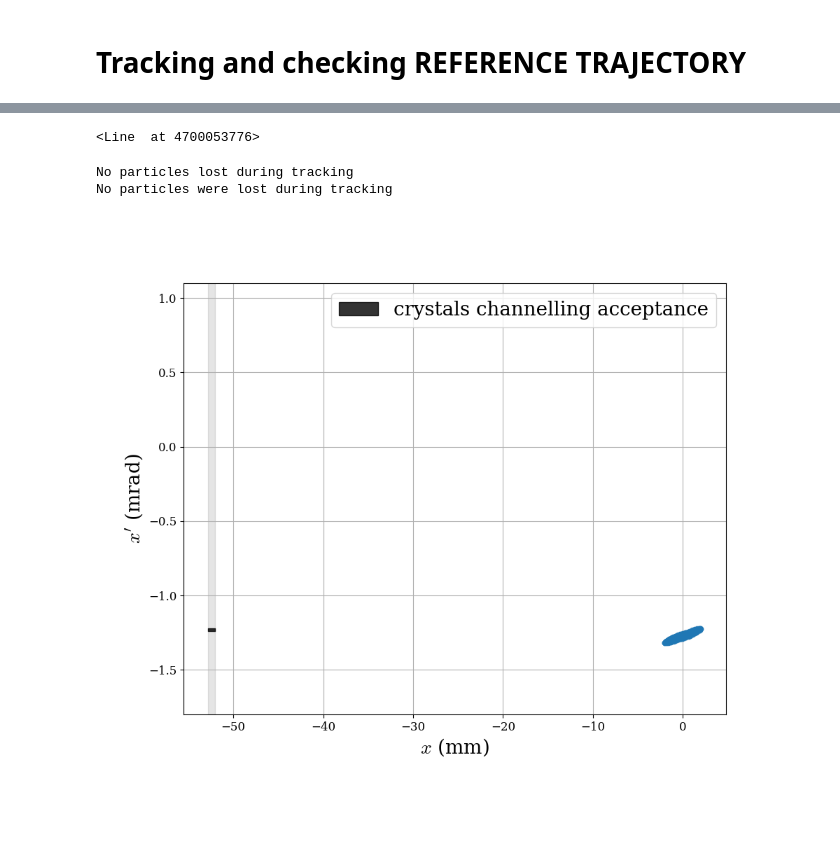
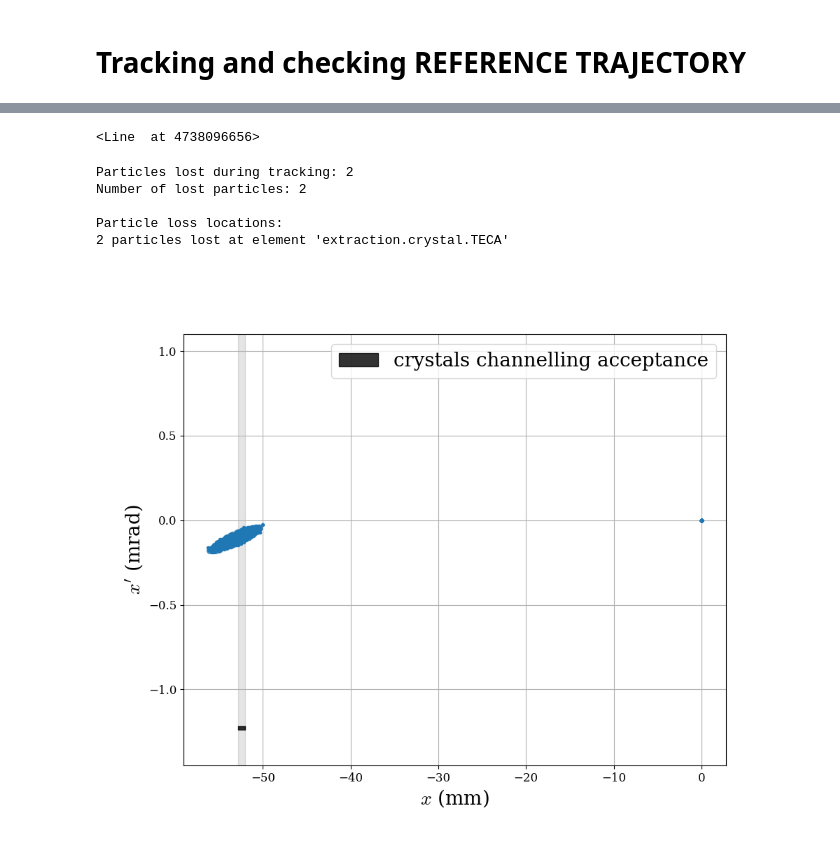
Before and after one commit to giacomells/Technical-Student-2024-2025, a Jupyter notebook: OrthogonalKnobsLSS4/Orthogonal_px_knob.ipynb, the cells around one changed output, grey strips where cells are left out. Drawn from its saved outputs; the diff is of its cells as text; code cells hidden in the pictures; blank space fills up the shorter version.

```diff
--- a/OrthogonalKnobsLSS4/Orthogonal_px_knob.ipynb
+++ b/OrthogonalKnobsLSS4/Orthogonal_px_knob.ipynb
@@ -177,7 +157,7 @@ kmpsh42198 -0.000850449496266134
 # %%
-line.env["px_teca_knob"] =  1.23 # µrad
+line.env["x_teca_knob"] =  52 # mm
 # %%
 for bumper in bumpersLSS4:
-    line.vv[bumper] = bumper + "_init" + "*  px_teca_knob"
+    line.vv[bumper] = bumper + "_init" + "*  x_teca_knob"
     print(bumper, line.vv[bumper])
 # %% [output]
@@ -268,7 +248,7 @@ line.discard_tracker()
 #line.insert_element("extraction.crystal.TECS", TECS, at_s=line.get_table()['s', 'tecs.21602'] )
 line.insert_element("extraction.crystal.TECA", TECA, at_s = line.get_table()['s', 'TECA.entry'] )
 # %% [output]
-<Line  at 4700053776>
+<Line  at 4738096656>
 # %%
 #line.discard_tracker()
 #line.build_tracker(_context=xo.ContextCpu())
@@ -316,8 +296,11 @@ if len(lost_particles) > 0:
 else:
     print("No particles were lost during tracking")
 # %% [output]
-No particles lost during tracking
-No particles were lost during tracking
+Particles lost during tracking: 2
+Number of lost particles: 2
+
+Particle loss locations:
+2 particles lost at element 'extraction.crystal.TECA'
 # %%
 import matplotlib.pyplot as plt
 
@@ -340,32 +323,32 @@ ax.yaxis.label.set_size(20)
 ax.xaxis.label.set_size(20)
 
 for turn in range(monitor_tun_number):
     alpha_val = (turn + 1) / num_turns  # alpha increases from 0 to 1
     ax.plot(
         row_TECA_exit['monitors'].x[:, turn] * 1e3,
         row_TECA_exit['monitors'].px[:, turn] * 1e3,
         '.',
         color='C0',
         alpha=alpha_val
     )
 
 #ax.fill_between([TECA.jaw*1e3, TECA.jaw*1e3 + TECA.width*1e3], [TECA.tilt*1e3 - 10e-3]*2, [TECA.tilt*1e3 + 10e-3]*2, color='k', alpha=0.3, label='crystals channelling acceptance')
 
 ax.fill_between([TECA.jaw*1e3, TECA.jaw*1e3 - TECA.width*1e3], [TECA.tilt*1e3 - 10e-3]*2, [TECA.tilt*1e3 + 10e-3]*2, color='k', alpha=0.8, label='crystals channelling acceptance')
 ax.fill_between([TECA.jaw*1e3, TECA.jaw*1e3 - TECA.width*1e3], -100, +100, color='k', alpha=0.1)
 
 #ax.plot([], [], 'k.', label='Particles at TECA entry')
 #ax.plot([], [], 'b.', label='Particles after TECA')
 #ax.set_title("Phase space at TECA over the last 100 turns", fontsize=20)
 ax.legend(fontsize=20)
 ax.grid(True)
 
 #ax.set_xlim(-57, -48)
-ax.set_ylim(-1.80, 1.1)
+ax.set_ylim(-1.45, 1.1)
 
 ax.set_xlabel(r"$x$ (mm)")
 ax.set_ylabel(r"$x'$ (mrad)")
 
 plt.savefig('teca_phase_space.png', bbox_inches='tight')
 # %% [output]
-[figure, old version]
+[figure, new version]
```
Also changed, not shown: parts of 8 cells of this notebook.
